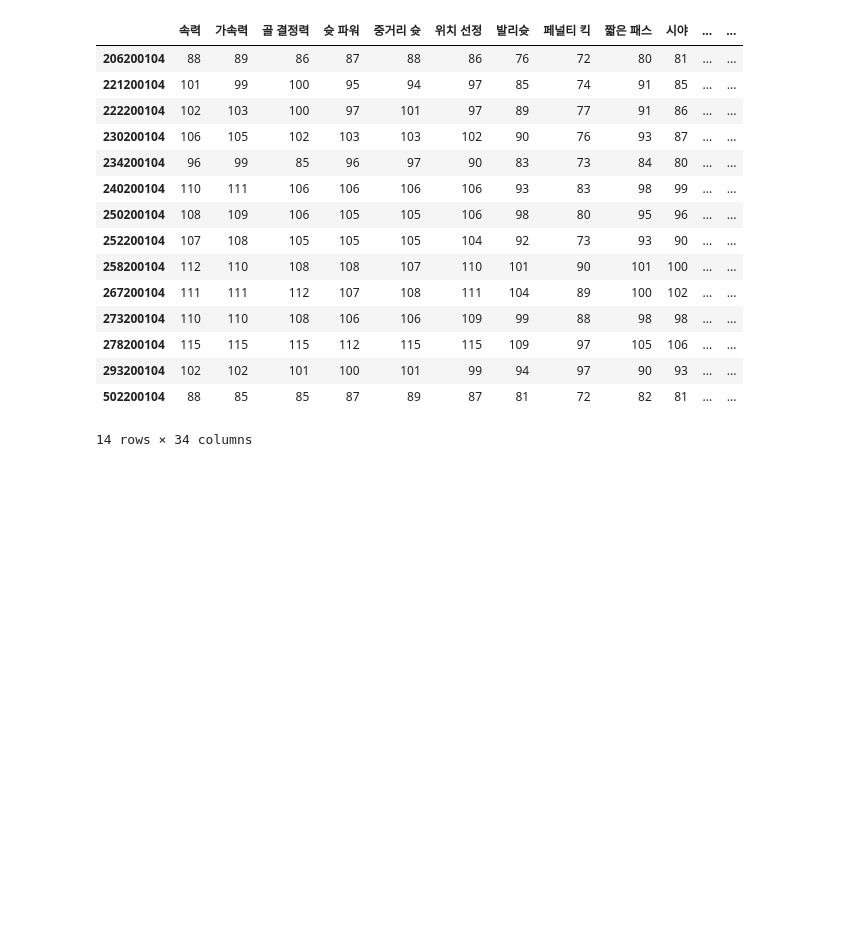
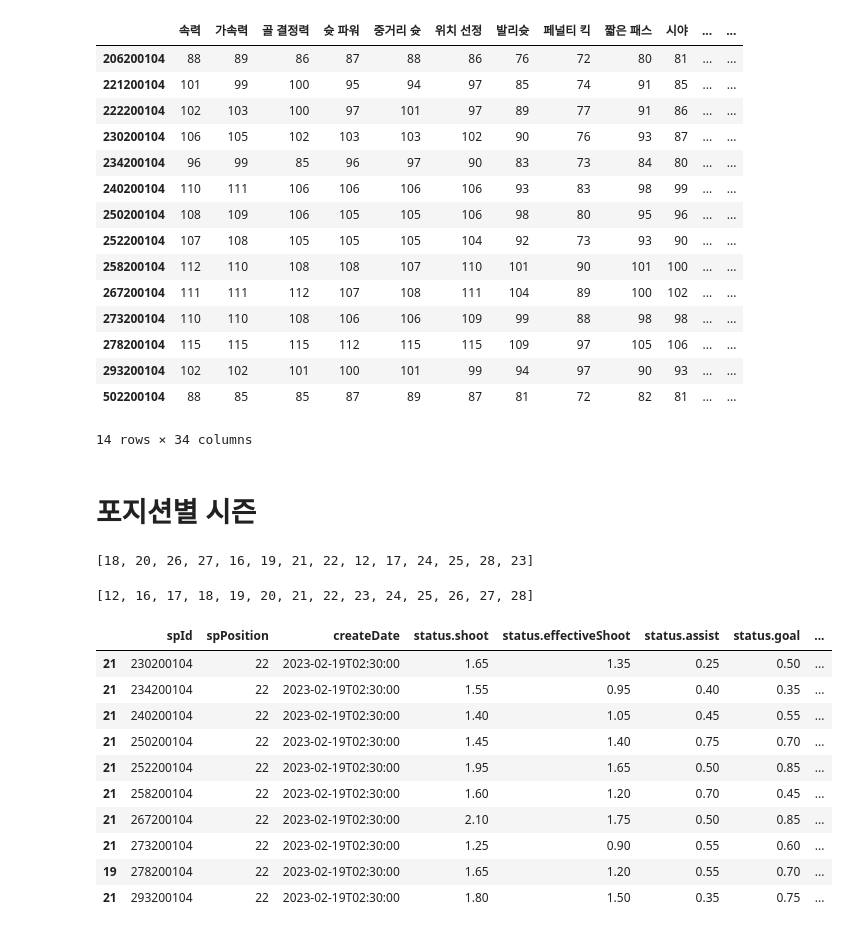
Before and after one commit to jikukjs/FiFa4_API_project, a Jupyter notebook: main.ipynb, the cells around one changed output. Drawn from its saved outputs; the diff is of its cells as text; code cells hidden in the pictures; blank space fills up the shorter version.

```diff
--- a/main.ipynb
+++ b/main.ipynb
@@ -381,3 +345,29 @@ heungmin_ability
 | 293200104 | 102 | 102 | 101 | 100 | 101 | 99 | 94 | 97 | 90 | 93 | ... | ... |
 | 502200104 | 88 | 85 | 85 | 87 | 89 | 87 | 81 | 72 | 82 | 81 | ... | ... |
 14 rows × 34 columns
+# %% [markdown]
+# 포지션별 시즌
+# %%
+heungmin_rank_position_data = list(recent_heungmin_data.drop_duplicates(subset='spPosition').spPosition)
+heungmin_rank_position_data
+# %% [output]
+[18, 20, 26, 27, 16, 19, 21, 22, 12, 17, 24, 25, 28, 23]
+# %%
+heungmin_rank_position_data.sort()
+heungmin_rank_position_data
+# %% [output]
+[12, 16, 17, 18, 19, 20, 21, 22, 23, 24, 25, 26, 27, 28]
+# %%
+recent_heungmin_data.query('spPosition==22')
+# %% [output]
+|  | spId | spPosition | createDate | status.shoot | status.effectiveShoot | status.assist | status.goal | ... |
+| 21 | 230200104 | 22 | 2023-02-19T02:30:00 | 1.65 | 1.35 | 0.25 | 0.50 | ... |
+| 21 | 234200104 | 22 | 2023-02-19T02:30:00 | 1.55 | 0.95 | 0.40 | 0.35 | ... |
+| 21 | 240200104 | 22 | 2023-02-19T02:30:00 | 1.40 | 1.05 | 0.45 | 0.55 | ... |
+| 21 | 250200104 | 22 | 2023-02-19T02:30:00 | 1.45 | 1.40 | 0.75 | 0.70 | ... |
+| 21 | 252200104 | 22 | 2023-02-19T02:30:00 | 1.95 | 1.65 | 0.50 | 0.85 | ... |
+| 21 | 258200104 | 22 | 2023-02-19T02:30:00 | 1.60 | 1.20 | 0.70 | 0.45 | ... |
+| 21 | 267200104 | 22 | 2023-02-19T02:30:00 | 2.10 | 1.75 | 0.50 | 0.85 | ... |
+| 21 | 273200104 | 22 | 2023-02-19T02:30:00 | 1.25 | 0.90 | 0.55 | 0.60 | ... |
+| 19 | 278200104 | 22 | 2023-02-19T02:30:00 | 1.65 | 1.20 | 0.55 | 0.70 | ... |
+| 21 | 293200104 | 22 | 2023-02-19T02:30:00 | 1.80 | 1.50 | 0.35 | 0.75 | ... |
```
Also changed, not shown: parts of 6 cells of this notebook.
